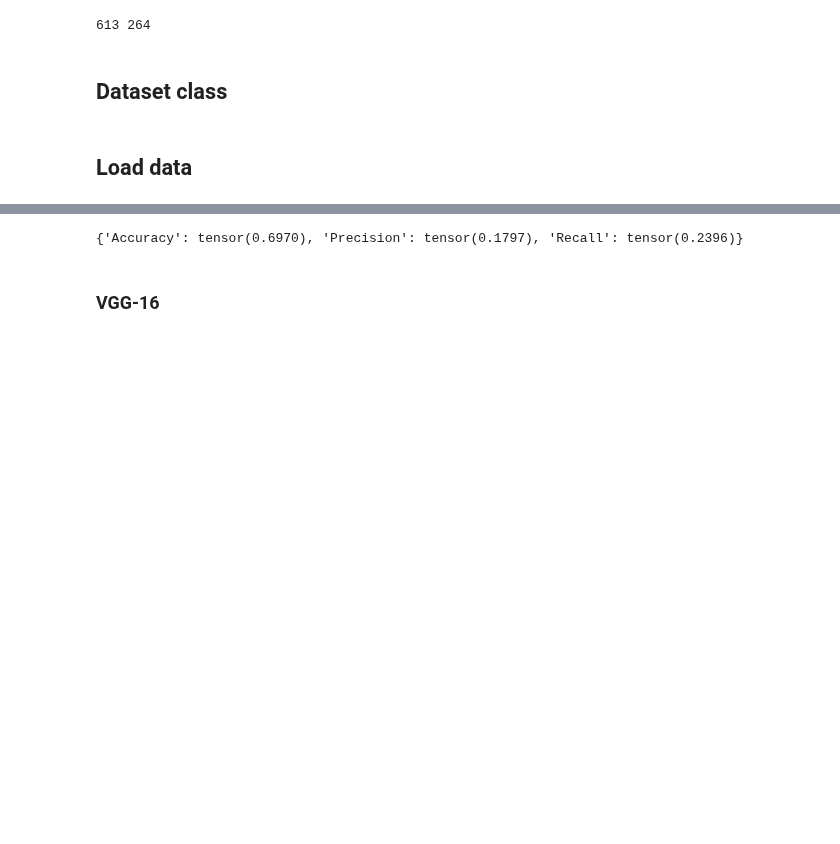
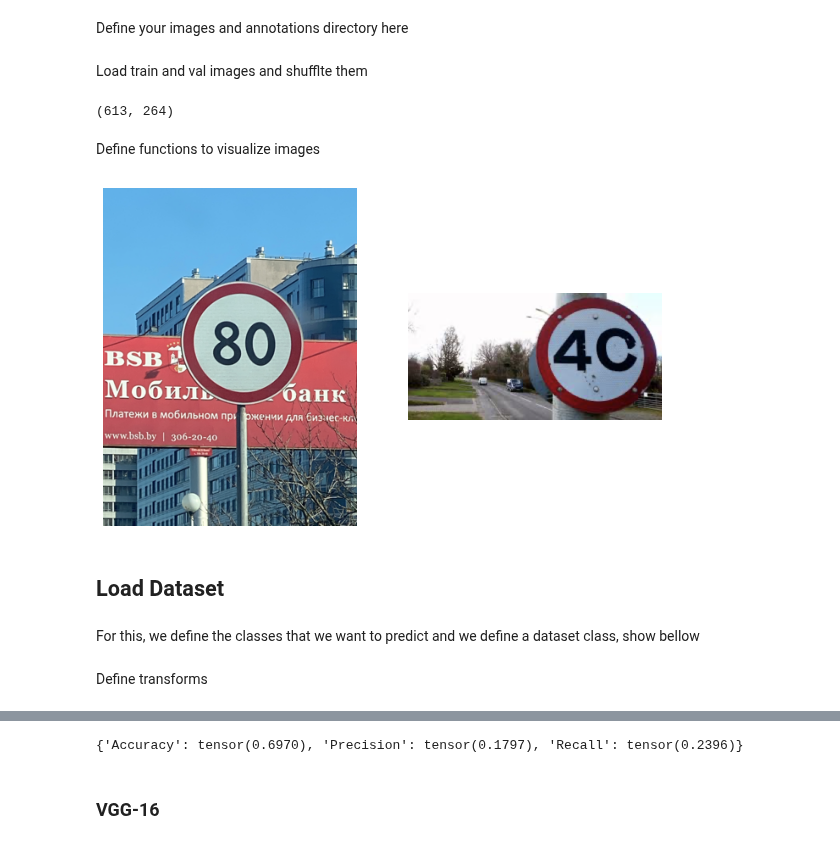
Before and after one commit to joaolucasmartins/VC2022, a Jupyter notebook: Part2/classification.ipynb, the cells around one changed output, grey strips where cells are left out. Saved outputs shown, nothing was run; the diff lists cells and outputs as text; code cells hidden in the pictures; blank space fills up the shorter version.

```diff
--- a/Part2/classification.ipynb
+++ b/Part2/classification.ipynb
@@ -17,7 +44,12 @@ from utils import ModelTrainer, displayImage, importImage, plotTrainingHistory
+# %% [markdown]
+Define your images and annotations directory here
+# %%
+images_directory = "dataset/images"
+annotations_directory = "dataset/annotations"
+# %% [markdown]
+Load train and val images and shufflte them
 # %%
 # Get train and validation datasets
-images_directory = "../dataset/images"
-annotations_directory = "../dataset/annotations"
 
 with open("train.txt") as train:
     train_images_filenames = sorted(train.read().splitlines())
@@ -31,13 +63,35 @@ val_images_filenames = [i for i in val_images_filenames if cv.imread(os.path.joi
 
 random.seed(42)
 random.shuffle(train_images_filenames)
-random.shuffle(val_images_filenames)
 
-print(len(train_images_filenames), len(val_images_filenames))
+#displayImage(importImage(train_images_filenames[0])), displayImage(importImage(val_images_filenames[0]))
+len(train_images_filenames), len(val_images_filenames)
 # %% [output]
-613 264
+(613, 264)
+# %% [markdown]
+Define functions to visualize images
+# %%
+def importImage(name):
+    from os import path
+    image = cv.imread(path.join(images_directory, name + ".png"))
+    return cv.cvtColor(image, cv.COLOR_BGR2RGB)
+
+def displayImage(*names, title=""):
+    fig, axs = plt.subplots(nrows=1, ncols=len(names))
+    for index, name in enumerate(names):
+        axs[index].imshow(importImage(name))
+        axs[index].axis('off')
+
+    plt.title(title)
+    plt.show()
+
+displayImage(train_images_filenames[0], val_images_filenames[0])
+# %% [output]
+[figure, added]
 # %% [markdown]
-## Dataset class
+## Load Dataset
+# %% [markdown]
+For this, we define the classes that we want to predict and we define a dataset class, show bellow
 # %%
 classes = {
     "trafficlight": 0,
@@ -94,5 +146,5 @@ class TrafficSignDataset(Dataset):
                     max_area_class = object.find("name").text
 
         return classes[max_area_class]
-# %% [markdown]
-## Load data
+# %% [markdown]
+Define transforms
```
Also changed, not shown: parts of 31 cells of this notebook, 1 other file.
